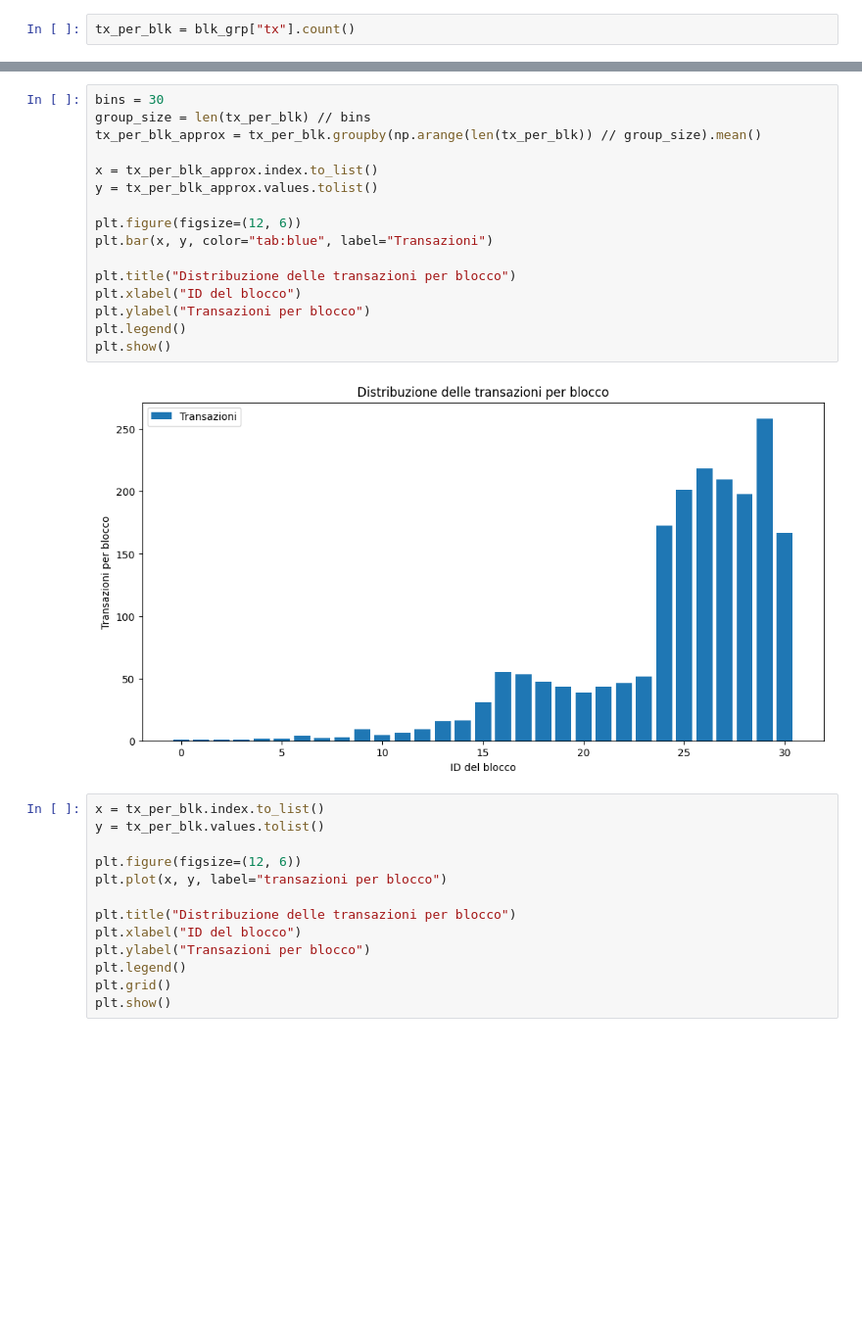
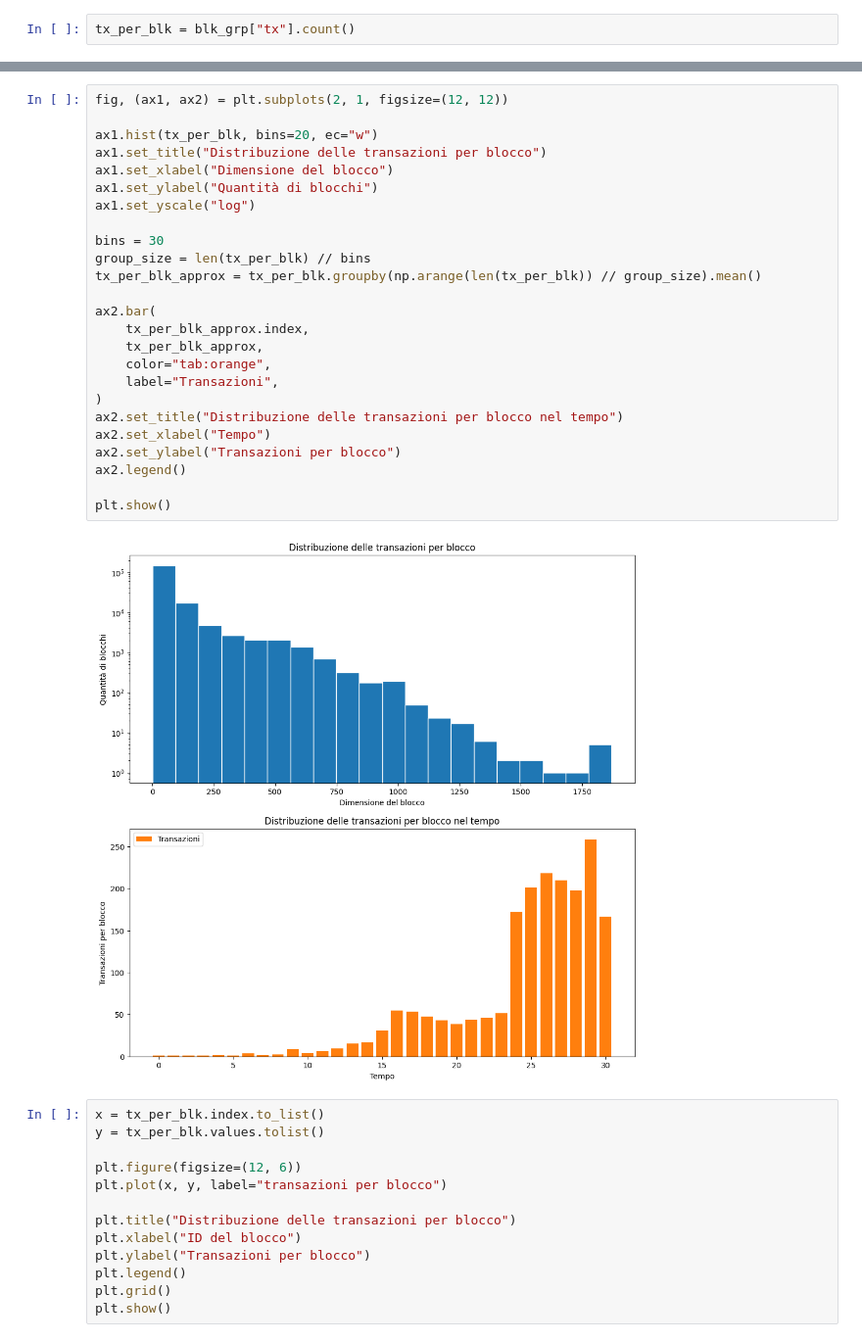
Before and after one commit to FedericoBustaffa/crafty, a Jupyter notebook: notebook.ipynb, the cells around one changed output, grey strips where cells are left out. Shown at 98% size. Cells and saved outputs as stored; diff of their text form; blank space fills up the shorter version.

Commit message:
images

```diff
--- a/notebook.ipynb
+++ b/notebook.ipynb
@@ -87,23 +93,32 @@ raggruppare ogni $n$ righe. Dove $n$ viene calcolato dividendo la lunghezza del
 Ho infine calcolato la media di ogni gruppo ottenuto per avere una rappresentazione del numero di transazioni
 per blocco.
 # %%
+fig, (ax1, ax2) = plt.subplots(2, 1, figsize=(12, 12))
+
+ax1.hist(tx_per_blk, bins=20, ec="w")
+ax1.set_title("Distribuzione delle transazioni per blocco")
+ax1.set_xlabel("Dimensione del blocco")
+ax1.set_ylabel("Quantità di blocchi")
+ax1.set_yscale("log")
+
 bins = 30
 group_size = len(tx_per_blk) // bins
 tx_per_blk_approx = tx_per_blk.groupby(np.arange(len(tx_per_blk)) // group_size).mean()
 
-x = tx_per_blk_approx.index.to_list()
-y = tx_per_blk_approx.values.tolist()
+ax2.bar(
+    tx_per_blk_approx.index,
+    tx_per_blk_approx,
+    color="tab:orange",
+    label="Transazioni",
+)
+ax2.set_title("Distribuzione delle transazioni per blocco nel tempo")
+ax2.set_xlabel("Tempo")
+ax2.set_ylabel("Transazioni per blocco")
+ax2.legend()
 
-plt.figure(figsize=(12, 6))
-plt.bar(x, y, color="tab:blue", label="Transazioni")
-
-plt.title("Distribuzione delle transazioni per blocco")
-plt.xlabel("ID del blocco")
-plt.ylabel("Transazioni per blocco")
-plt.legend()
 plt.show()
 # %% [output]
-[figure, old version]
+[figure, new version]
 # %%
 x = tx_per_blk.index.to_list()
 y = tx_per_blk.values.tolist()
```
Also changed, not shown: parts of 8 cells of this notebook, 6 other files.
